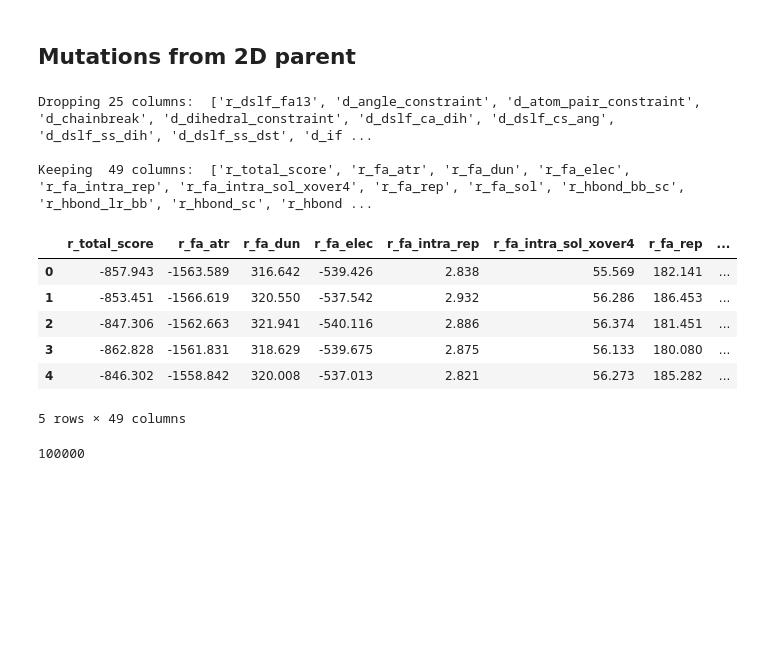
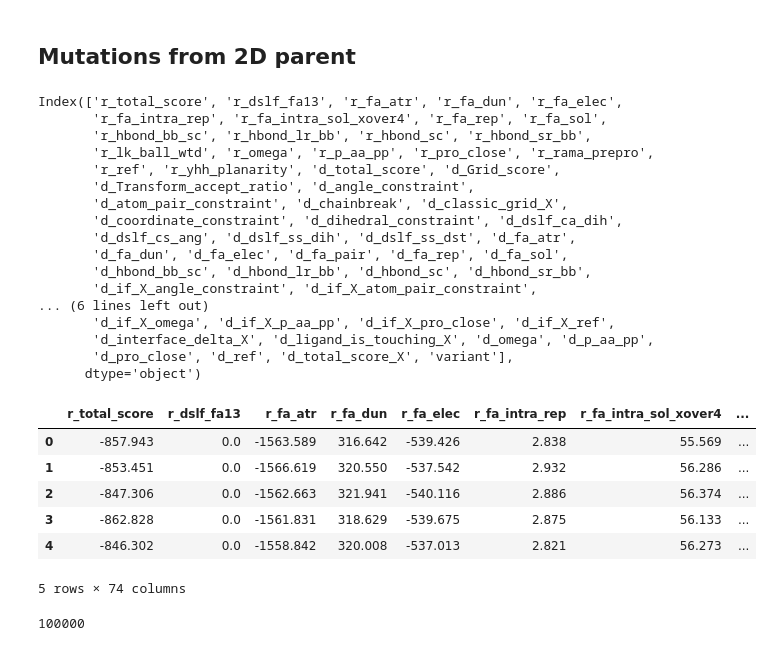
Before and after one commit to RomeroLab/sadx-latent-function, a Jupyter notebook: projects/Biochemical_Ordinal/scripts/nb_rosetta_postprocess.ipynb, the cells around one changed output. Saved outputs shown, nothing was run; the diff lists cells and outputs as text; code cells hidden in the pictures; blank space fills up the shorter version.

```diff
--- a/projects/Biochemical_Ordinal/scripts/nb_rosetta_postprocess.ipynb
+++ b/projects/Biochemical_Ordinal/scripts/nb_rosetta_postprocess.ipynb
@@ -16,31 +16,36 @@ import rosetta_db
 ## Mutations from 2D parent
 # %%
 df = rosetta_db.get_energy_scores(parent="2D")
+# %%
+df.columns
+# %% [output]
+Index(['r_total_score', 'r_dslf_fa13', 'r_fa_atr', 'r_fa_dun', 'r_fa_elec',
+       'r_fa_intra_rep', 'r_fa_intra_sol_xover4', 'r_fa_rep', 'r_fa_sol',
+       'r_hbond_bb_sc', 'r_hbond_lr_bb', 'r_hbond_sc', 'r_hbond_sr_bb',
+       'r_lk_ball_wtd', 'r_omega', 'r_p_aa_pp', 'r_pro_close', 'r_rama_prepro',
+       'r_ref', 'r_yhh_planarity', 'd_total_score', 'd_Grid_score',
+       'd_Transform_accept_ratio', 'd_angle_constraint',
+       'd_atom_pair_constraint', 'd_chainbreak', 'd_classic_grid_X',
+       'd_coordinate_constraint', 'd_dihedral_constraint', 'd_dslf_ca_dih',
+       'd_dslf_cs_ang', 'd_dslf_ss_dih', 'd_dslf_ss_dst', 'd_fa_atr',
+       'd_fa_dun', 'd_fa_elec', 'd_fa_pair', 'd_fa_rep', 'd_fa_sol',
+       'd_hbond_bb_sc', 'd_hbond_lr_bb', 'd_hbond_sc', 'd_hbond_sr_bb',
+       'd_if_X_angle_constraint', 'd_if_X_atom_pair_constraint',
+... (6 lines left out)
+       'd_if_X_omega', 'd_if_X_p_aa_pp', 'd_if_X_pro_close', 'd_if_X_ref',
+       'd_interface_delta_X', 'd_ligand_is_touching_X', 'd_omega', 'd_p_aa_pp',
+       'd_pro_close', 'd_ref', 'd_total_score_X', 'variant'],
+      dtype='object')
 # %%
-columns_to_drop = []
-
-# columns to delete from docked scores
-# These are all constant (std = 0)
-columns_to_drop += list(df.describe().loc[:, df.describe().loc['std'] == 0].columns)
-
-print(f"Dropping {len(columns_to_drop)} columns: ", columns_to_drop)
-df.drop(columns=columns_to_drop, inplace=True)
-
-print()
-print(f"Keeping  {len(df.columns)} columns: ", list(df.columns))
-
 df.head()
 # %% [output]
+|  | r_total_score | r_dslf_fa13 | r_fa_atr | r_fa_dun | r_fa_elec | r_fa_intra_rep | r_fa_intra_sol_xover4 | ... |
+| 0 | -857.943 | 0.0 | -1563.589 | 316.642 | -539.426 | 2.838 | 55.569 | ... |
+| 1 | -853.451 | 0.0 | -1566.619 | 320.550 | -537.542 | 2.932 | 56.286 | ... |
+| 2 | -847.306 | 0.0 | -1562.663 | 321.941 | -540.116 | 2.886 | 56.374 | ... |
+| 3 | -862.828 | 0.0 | -1561.831 | 318.629 | -539.675 | 2.875 | 56.133 | ... |
+| 4 | -846.302 | 0.0 | -1558.842 | 320.008 | -537.013 | 2.821 | 56.273 | ... |
-Dropping 25 columns:  ['r_dslf_fa13', 'd_angle_constraint', 'd_atom_pair_constraint', 'd_chainbreak', 'd_dihedral_constraint', 'd_dslf_ca_dih', 'd_dslf_cs_ang', 'd_dslf_ss_dih', 'd_dslf_ss_dst', 'd_if ...
-
-Keeping  49 columns:  ['r_total_score', 'r_fa_atr', 'r_fa_dun', 'r_fa_elec', 'r_fa_intra_rep', 'r_fa_intra_sol_xover4', 'r_fa_rep', 'r_fa_sol', 'r_hbond_bb_sc', 'r_hbond_lr_bb', 'r_hbond_sc', 'r_hbond ...
+5 rows × 74 columns
-|  | r_total_score | r_fa_atr | r_fa_dun | r_fa_elec | r_fa_intra_rep | r_fa_intra_sol_xover4 | r_fa_rep | ... |
-| 0 | -857.943 | -1563.589 | 316.642 | -539.426 | 2.838 | 55.569 | 182.141 | ... |
-| 1 | -853.451 | -1566.619 | 320.550 | -537.542 | 2.932 | 56.286 | 186.453 | ... |
-| 2 | -847.306 | -1562.663 | 321.941 | -540.116 | 2.886 | 56.374 | 181.451 | ... |
-| 3 | -862.828 | -1561.831 | 318.629 | -539.675 | 2.875 | 56.133 | 180.080 | ... |
-| 4 | -846.302 | -1558.842 | 320.008 | -537.013 | 2.821 | 56.273 | 185.282 | ... |
-5 rows × 49 columns
 # %%
 # Number of mutations modeled
 len(df)
```
Also changed, not shown: parts of 2 cells of this notebook.
